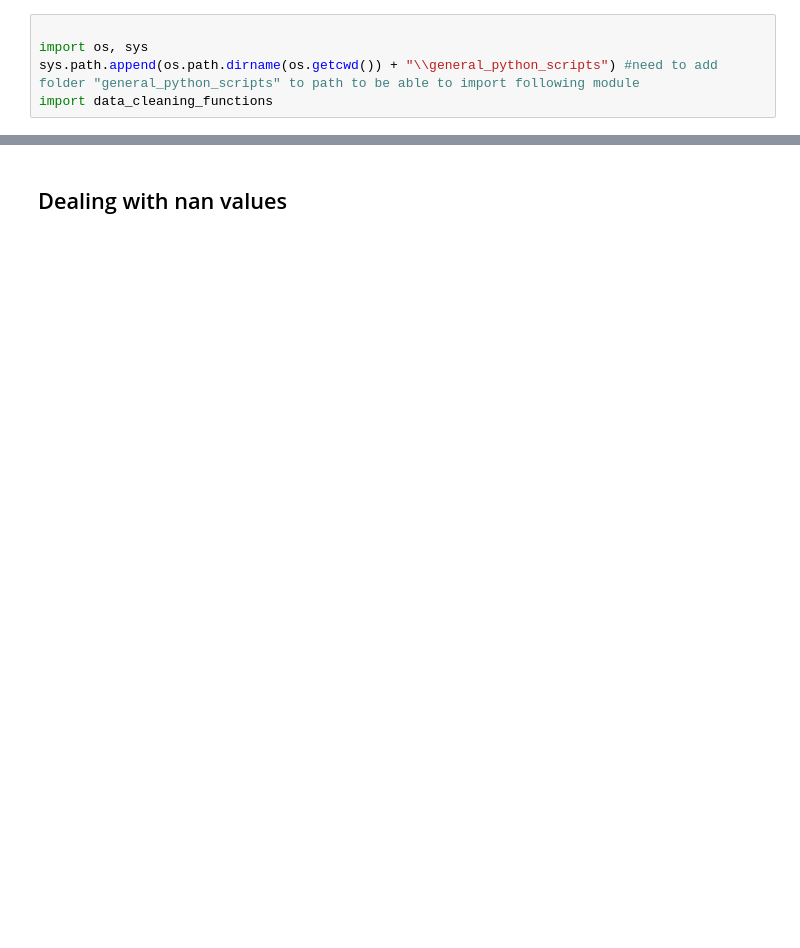
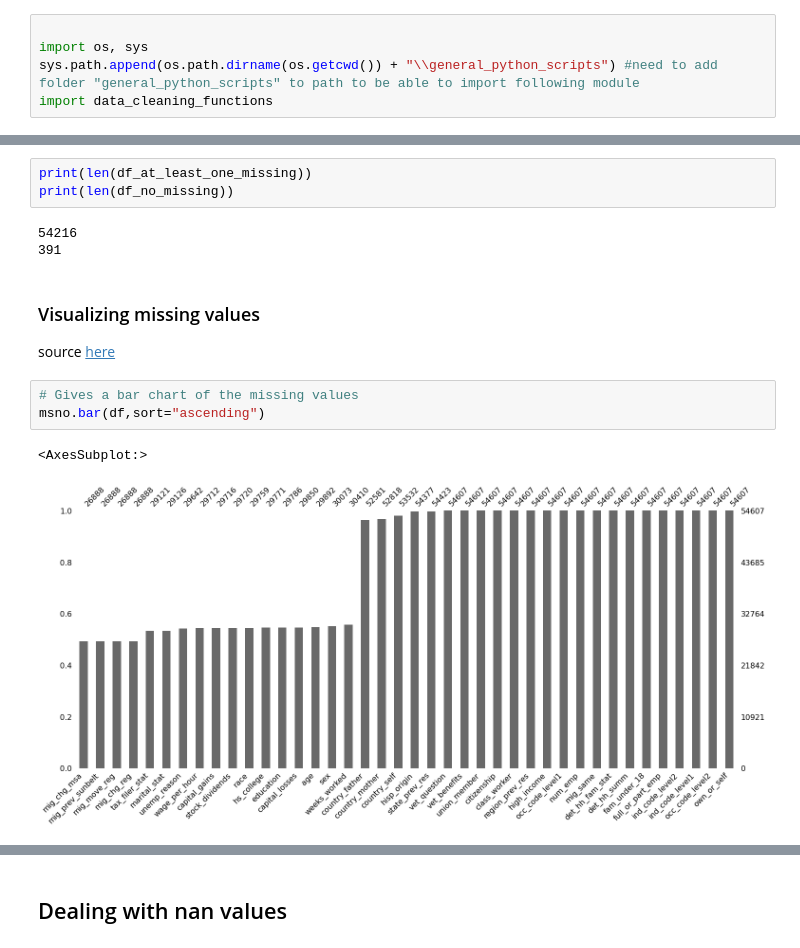
Before and after one commit to victorsamueldaniel/ML, a Jupyter notebook: Kaggle/Titled.ipynb, the cells around one changed output, grey strips where cells are left out. Cells and saved outputs as stored; diff of their text form; blank space fills up the shorter version.

```diff
--- a/Kaggle/Titled.ipynb
+++ b/Kaggle/Titled.ipynb
@@ -87,0 +95,15 @@ df_at_least_one_missing
+# %%
+print(len(df_at_least_one_missing))
+print(len(df_no_missing))
+# %% [output]
+54216
+391
+# %% [markdown]
+### Visualizing missing values
+source [here](https://towardsdatascience.com/visualizing-missing-values-in-python-is-shockingly-easy-56ed5bc2e7ea)
+# %%
+# Gives a bar chart of the missing values
+msno.bar(df,sort="ascending")
+# %% [output]
+<AxesSubplot:>
+[figure, added]
```
Also changed, not shown: parts of 26 cells of this notebook, 19 other files.
